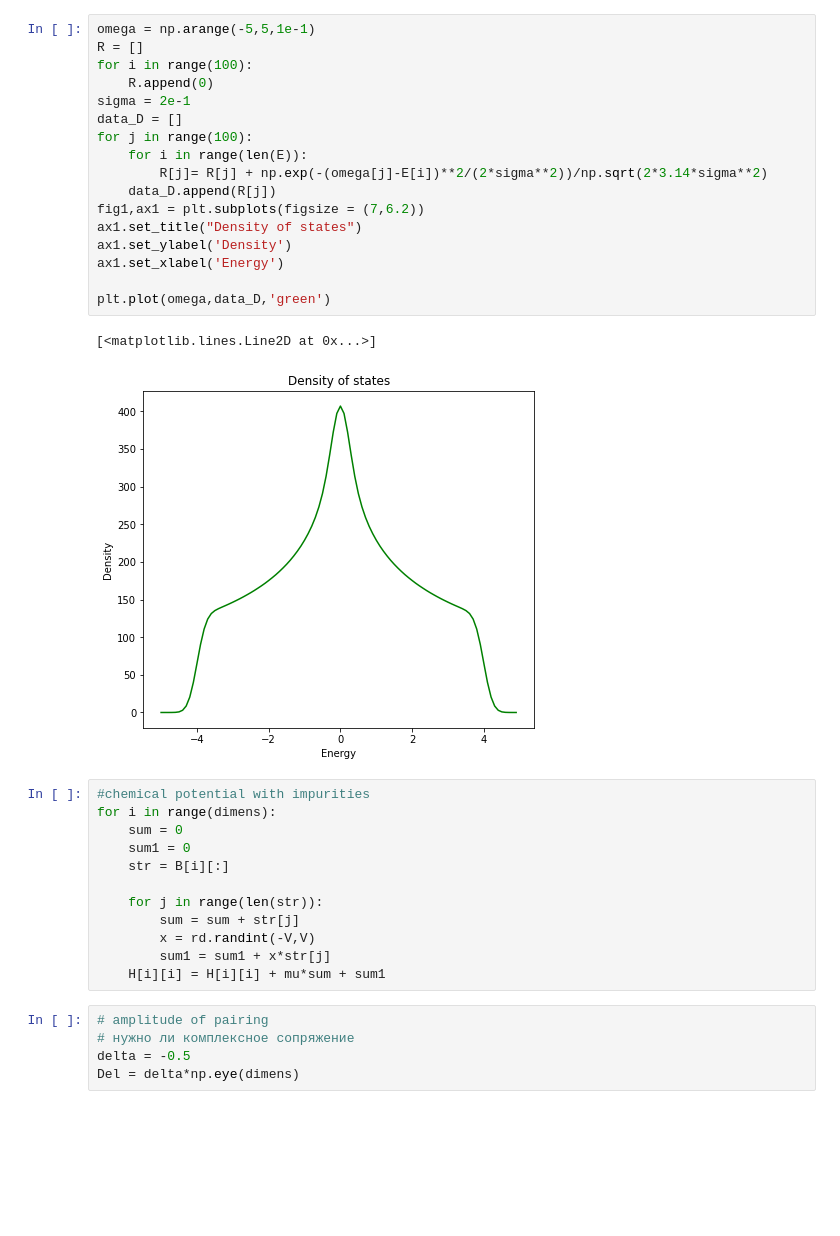
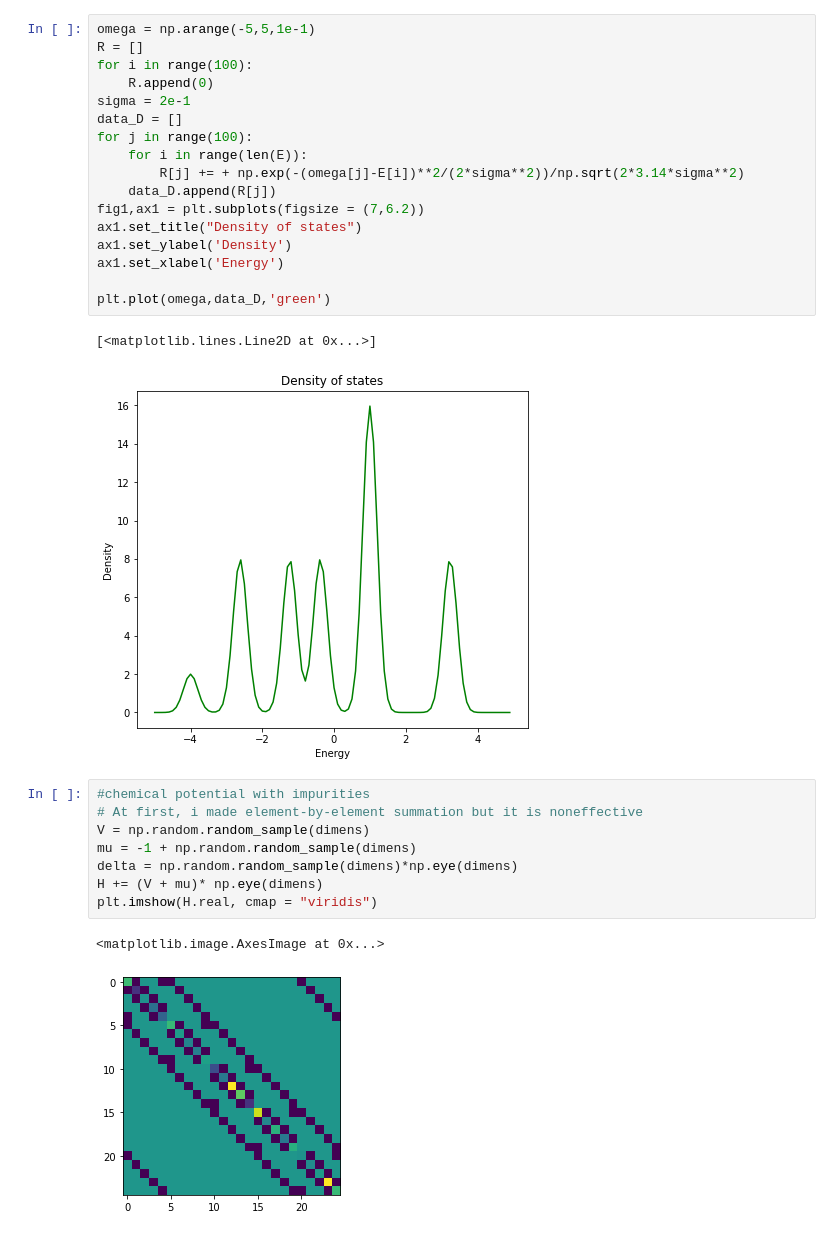
Before and after one commit to AlexTmbMifi/app, a Jupyter notebook: SC_MODEL.ipynb, the cells around one changed output. Saved outputs shown, nothing was run; the diff lists cells and outputs as text; blank space fills up the shorter version.

```diff
--- a/SC_MODEL.ipynb
+++ b/SC_MODEL.ipynb
@@ -81,7 +70,7 @@ sigma = 2e-1
 data_D = []
 for j in range(100):
     for i in range(len(E)):
-        R[j]= R[j] + np.exp(-(omega[j]-E[i])**2/(2*sigma**2))/np.sqrt(2*3.14*sigma**2)
+        R[j] += + np.exp(-(omega[j]-E[i])**2/(2*sigma**2))/np.sqrt(2*3.14*sigma**2)
     data_D.append(R[j])
 fig1,ax1 = plt.subplots(figsize = (7,6.2))
 ax1.set_title("Density of states")
@@ -91,23 +80,17 @@ ax1.set_xlabel('Energy')
 plt.plot(omega,data_D,'green')
 # %% [output]
 [<matplotlib.lines.Line2D at 0x...>]
-[figure, old version]
+[figure, new version]
-# %%
-#chemical potential with impurities
-for i in range(dimens):
-    sum = 0
-    sum1 = 0
-    str = B[i][:]
-
-    for j in range(len(str)):
-        sum = sum + str[j]
-        x = rd.randint(-V,V)
-        sum1 = sum1 + x*str[j]
-    H[i][i] = H[i][i] + mu*sum + sum1
-# %%
-# amplitude of pairing
-# нужно ли комплексное сопряжение
-delta = -0.5
-Del = delta*np.eye(dimens)
+# %%
+#chemical potential with impurities
+# At first, i made element-by-element summation but it is noneffective
+V = np.random.random_sample(dimens)
+mu = -1 + np.random.random_sample(dimens)
+delta = np.random.random_sample(dimens)*np.eye(dimens)
+H += (V + mu)* np.eye(dimens)
+plt.imshow(H.real, cmap = "viridis")
+# %% [output]
+<matplotlib.image.AxesImage at 0x...>
+[figure, added]
 # %%
 # формирование матрицы
```
Also changed, not shown: parts of 3 cells of this notebook.
